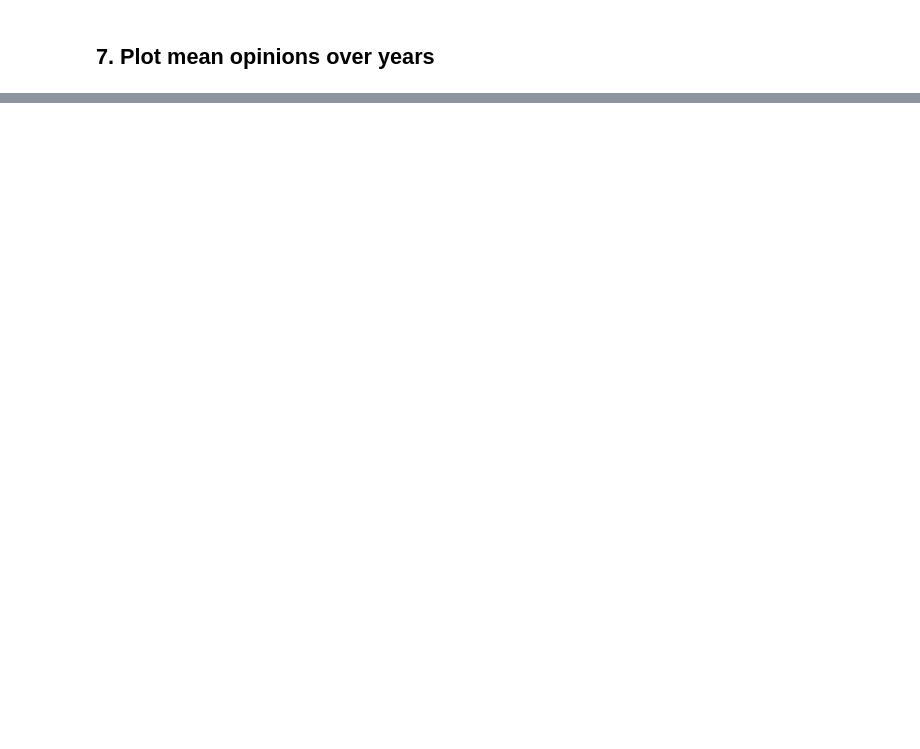
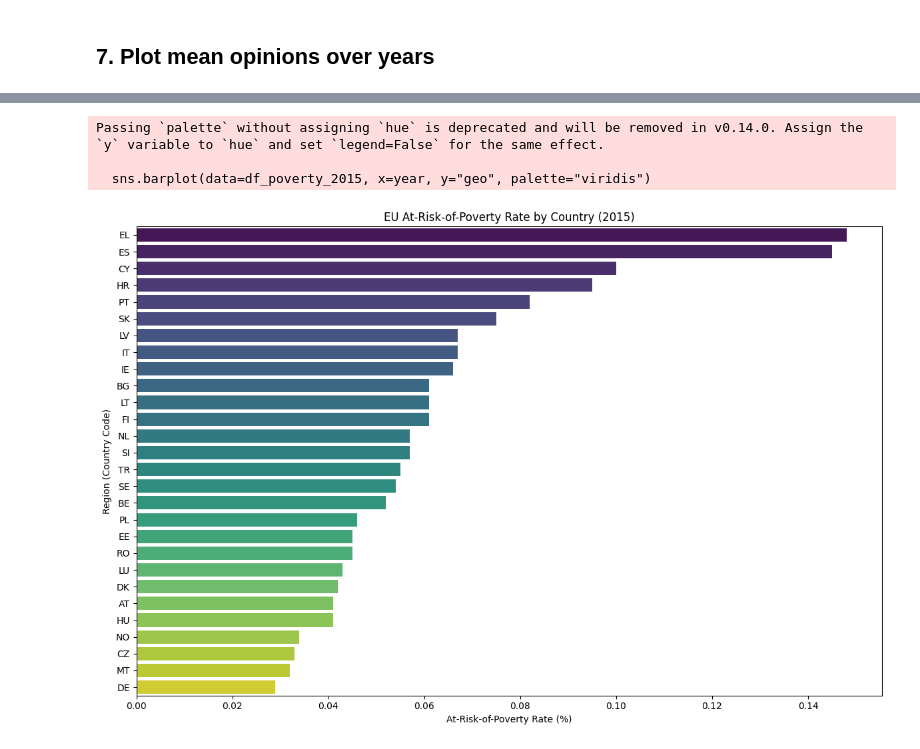
Before and after one commit to tinasophie15/CMSS_Project_Group_15, a Jupyter notebook: src/cmss_group_15.ipynb, the cells around one changed output, grey strips where cells are left out. Saved outputs shown, nothing was run; the diff lists cells and outputs as text; code cells hidden in the pictures; blank space fills up the shorter version.

```diff
--- a/src/cmss_group_15.ipynb
+++ b/src/cmss_group_15.ipynb
@@ -107,6 +107,14 @@ result_dir.mkdir(parents=True, exist_ok=True)
 ## 1. Read Eurostat data
 # %% [markdown]
 Firstly, we download the necessary datasets via the `eurostat` API.
+# %%
+non_eu_entities = ['EU27_2020', 'EA20']
+
+def drop_non_eu(df):
+    df = df.copy()
+    if "geo\\TIME_PERIOD" in df.columns:
+        df = df.rename(columns={"geo\\TIME_PERIOD": "geo"})  # unify naming
+    return df[~df["geo"].isin(non_eu_entities)]
 # %%
 df_orig_mean_median_income = eurostat.get_data_df("ilc_di03")
 df_orig_gini_coefficient = eurostat.get_data_df("ilc_di12")
@@ -383,0 +445,15 @@ plt.show()
+# %%
+df_poverty_2015 = df_unemployment_rate[["geo", year]].dropna().sort_values(year, ascending=False)
+
+plt.figure(figsize=(12, 8))
+sns.barplot(data=df_poverty_2015, x=year, y="geo", palette="viridis")
+plt.xlabel("At-Risk-of-Poverty Rate (%)")
+plt.ylabel("Region (Country Code)")
+plt.title(f"EU At-Risk-of-Poverty Rate by Country ({year})")
+plt.tight_layout()
+plt.show()
+# %% [output]
+Passing `palette` without assigning `hue` is deprecated and will be removed in v0.14.0. Assign the `y` variable to `hue` and set `legend=False` for the same effect.
+
+  sns.barplot(data=df_poverty_2015, x=year, y="geo", palette="viridis")
+[figure, added]
```
Also changed, not shown: parts of 9 cells of this notebook.
